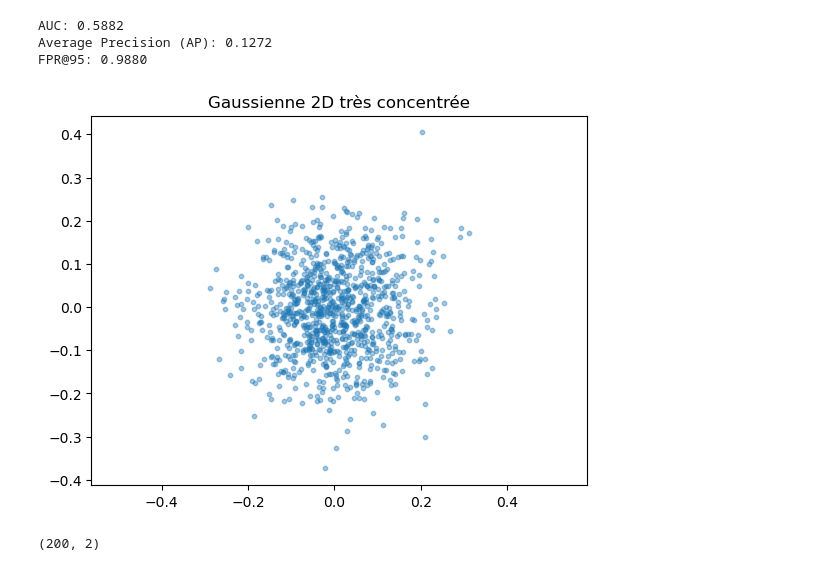
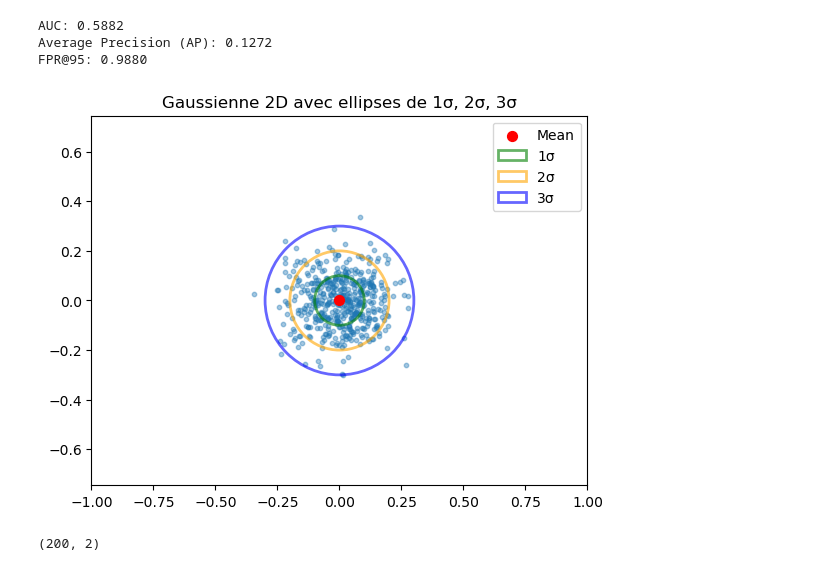
Before and after one commit to AmineYK/Textual-Anomaly-Detection-Framework, a Jupyter notebook: Anomaly Detection Framework/fm.ipynb, the cells around one changed output. Saved outputs shown, nothing was run; the diff lists cells and outputs as text; code cells hidden in the pictures.

```diff
--- a/Anomaly Detection Framework/fm.ipynb
+++ b/Anomaly Detection Framework/fm.ipynb
@@ -4942,18 +4942,42 @@ AUC: 0.5882
 Average Precision (AP): 0.1272
 FPR@95: 0.9880
 # %%
+import numpy as np
+import matplotlib.pyplot as plt
+from matplotlib.patches import Ellipse
+
+# Données
 mean = np.array([0.0, 0.0])
 cov = 0.01 * np.eye(2)
+x = np.random.multivariate_normal(mean, cov, 500)
 
-x = np.random.multivariate_normal(mean, cov, n)
-
+# Scatter plot
 plt.figure()
 plt.scatter(x[:, 0], x[:, 1], alpha=0.4, s=10)
 plt.axis("equal")
-plt.title("Gaussienne 2D très concentrée")
+plt.xlim(-1, 1)
+plt.ylim(-1, 1)
+
+# Afficher le point moyen
+plt.scatter(mean[0], mean[1], color='red', s=50, label='Mean')
+
+# Calcul eigenvalues/eigenvectors pour la covariance
+eigvals, eigvecs = np.linalg.eigh(cov)
+angle = np.degrees(np.arctan2(*eigvecs[:,0][::-1]))
+
+# Tracer les ellipses pour 1, 2 et 3 sigma
+for n_std, color in zip([1, 2, 3], ['green', 'orange', 'blue']):
+    width, height = 2 * n_std * np.sqrt(eigvals)
+    ellipse = Ellipse(mean, width, height, angle=angle,
+                      edgecolor=color, alpha=0.6, facecolor='none', lw=2,
+                      label=f'{n_std}σ')
+    plt.gca().add_patch(ellipse)
+
+plt.title("Gaussienne 2D avec ellipses de 1σ, 2σ, 3σ")
+plt.legend()
 plt.show()
 # %% [output]
-[figure, old version]
+[figure, new version]
 # %%
 mean = np.array([0.0, 0.0])
 cov = 0.01 * np.eye(64)
```
Also changed, not shown: parts of 1 cell of this notebook, 1 other file.
